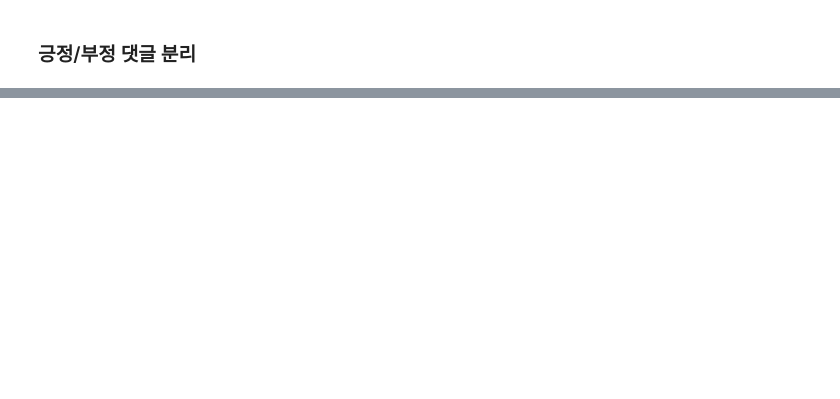
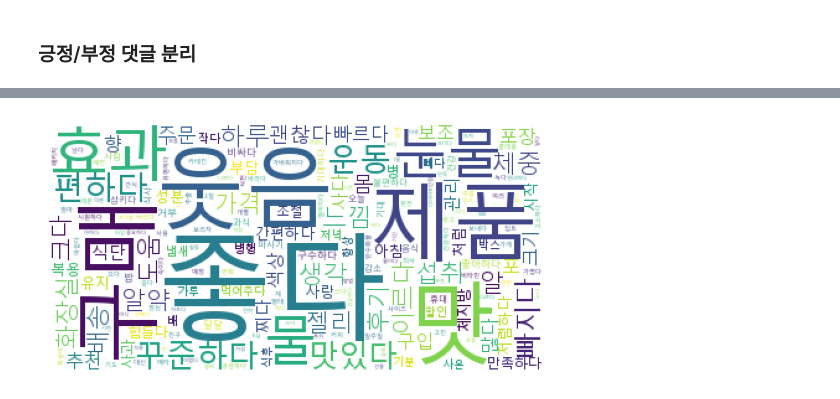
Before and after one commit to angelamyungjoosong/project_supplements_data_analytics, a Jupyter notebook: codes/total_preprocessing_GB.ipynb, the cells around one changed output, grey strips where cells are left out. Saved outputs shown, nothing was run; the diff lists cells and outputs as text; code cells hidden in the pictures; blank space fills up the shorter version.

```diff
--- a/codes/total_preprocessing_GB.ipynb
+++ b/codes/total_preprocessing_GB.ipynb
@@ -186,0 +196,6 @@ review_negative= data[condition_negative]
+# %%
+# 한글 폰트 경로 설정 (Windows 환경에 맞게 경로 수정)
+font_path = 'C:/Windows/Fonts/malgun.ttf'
+
+wordCloud = WordCloud(font_path=font_path, background_color='white') #인스턴스화
+wordCloud.generate_from_frequencies(text_regex_count)
@@ -186,0 +225,7 @@ review_negative= data[condition_negative]
+# %%
+import matplotlib.pyplot as plt
+plt.imshow(wordCloud)
+plt.axis('off')
+plt.show()
+# %% [output]
+[figure, added]
```
Also changed, not shown: parts of 6 cells of this notebook, 2 other files.
